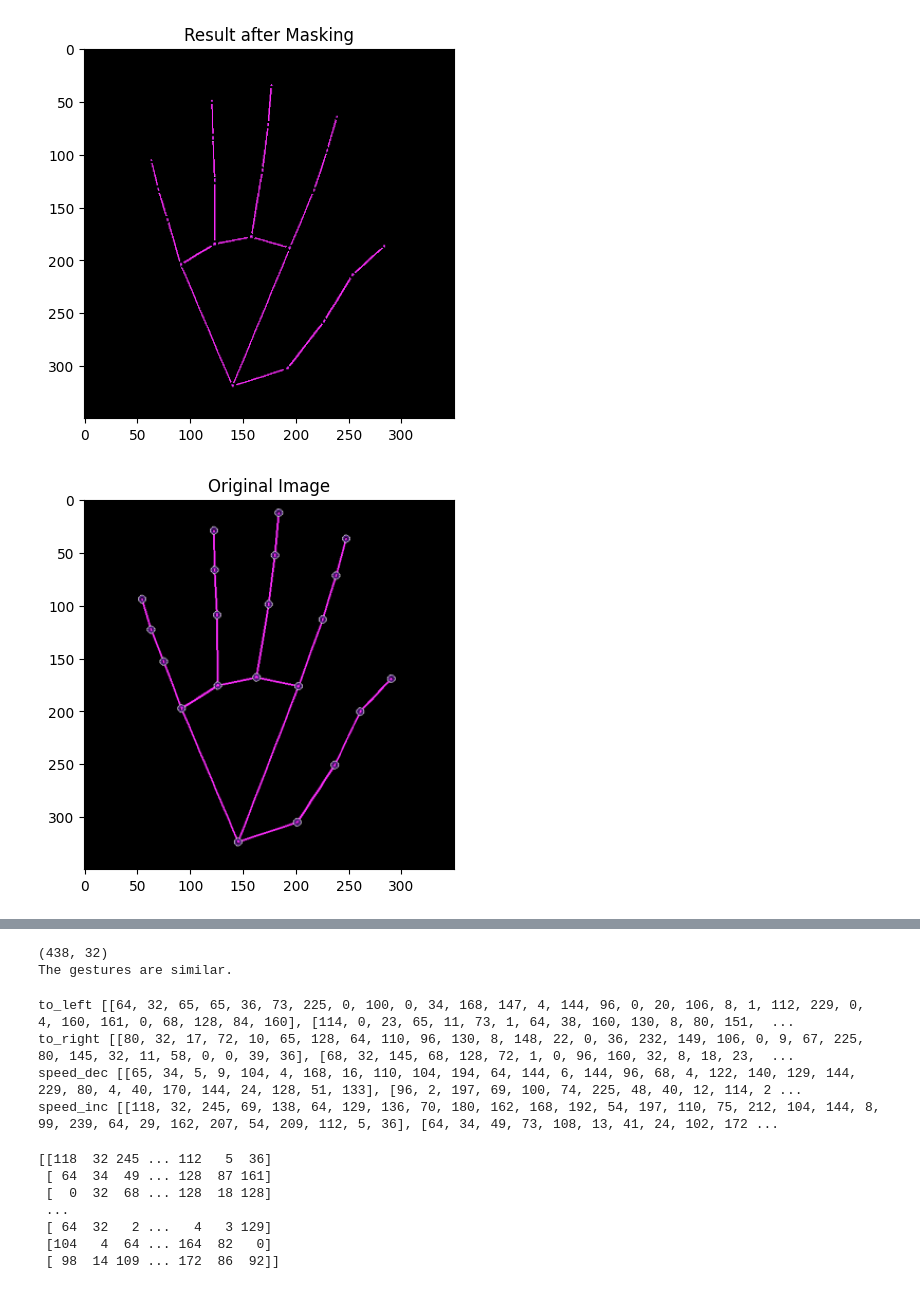
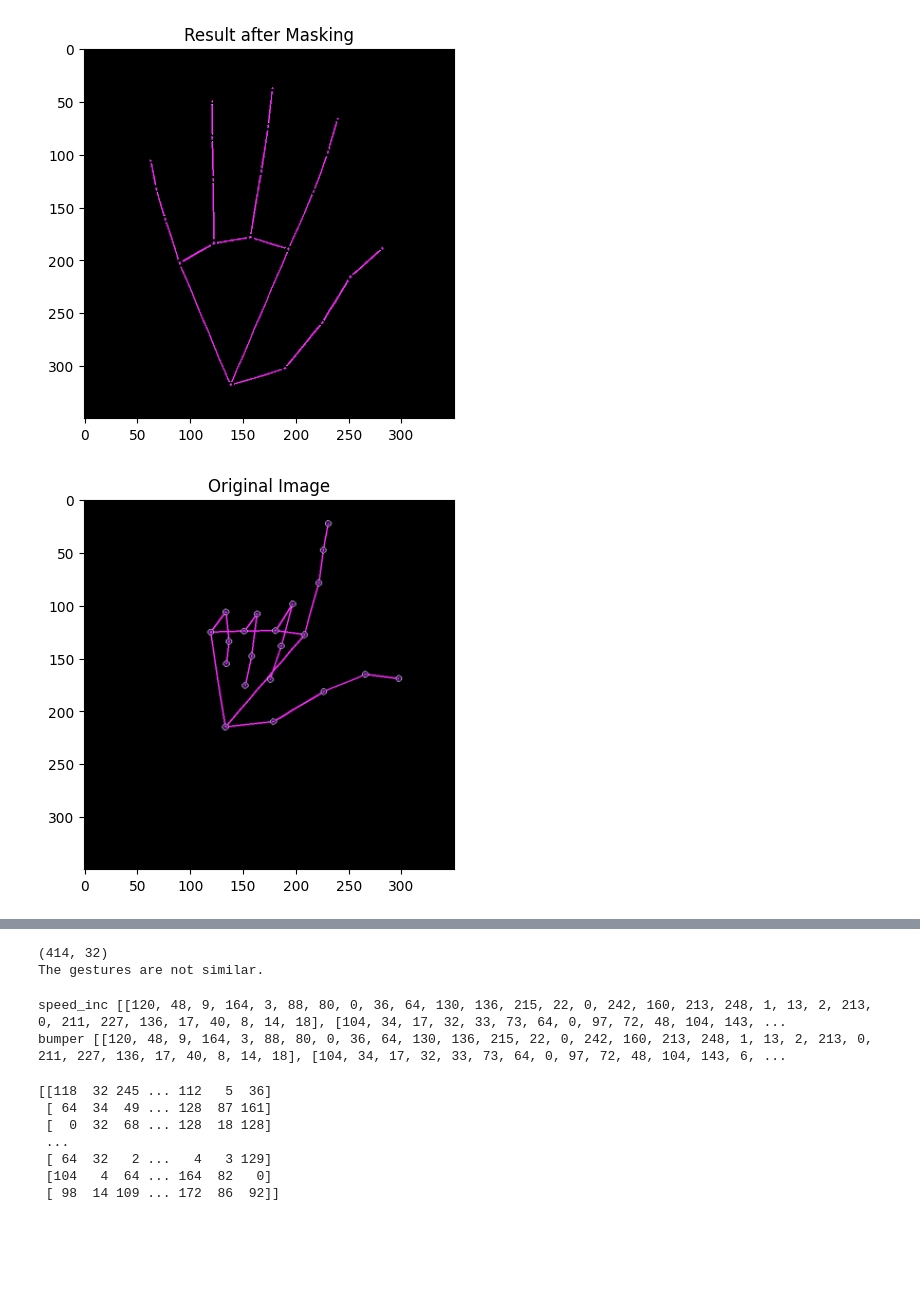
Before and after one commit to TaylorT52/MediaPipeHandPose, a Jupyter notebook: gesture_sim.ipynb, the cells around one changed output, grey strips where cells are left out. Drawn from its saved outputs; the diff is of its cells as text; code cells hidden in the pictures; blank space fills up the shorter version.

Commit message:
added bumper gesture

```diff
--- a/gesture_sim.ipynb
+++ b/gesture_sim.ipynb
@@ -73,9 +71,9 @@ def match_gestures(image1_path, image2_path, threshold=120, show_preprocess_step
     return des2
 
 # Example usage (paths need to be valid image paths for actual execution)
-image1_path = 'saved_imgs/cropped_hand_23.png'
-image2_path = 'base_gestures/start_base.png'
+image1_path = 'saved_imgs/cropped_hand_22.png'
+image2_path = 'saved_imgs/bumper_base.png'
 des2 = match_gestures(image1_path, image2_path, show_preprocess_steps=True)
 
-gestures["speed_inc"] = des2.tolist()
+gestures["bumper"] = des2.tolist()
 # %% [output]
@@ -84,3 +82,3 @@ gestures["speed_inc"] = des2.tolist()
 [figure]
 [figure]
-[figure, old version]
+[figure, new version]
@@ -90,13 +88,11 @@ gestures["speed_inc"] = des2.tolist()
-(438, 32)
-The gestures are similar.
+(414, 32)
+The gestures are not similar.
 # %%
 for val in gestures:
     print(val, gestures[val])
 # %% [output]
-to_left [[64, 32, 65, 65, 36, 73, 225, 0, 100, 0, 34, 168, 147, 4, 144, 96, 0, 20, 106, 8, 1, 112, 229, 0, 4, 160, 161, 0, 68, 128, 84, 160], [114, 0, 23, 65, 11, 73, 1, 64, 38, 160, 130, 8, 80, 151,  ...
-to_right [[80, 32, 17, 72, 10, 65, 128, 64, 110, 96, 130, 8, 148, 22, 0, 36, 232, 149, 106, 0, 9, 67, 225, 80, 145, 32, 11, 58, 0, 0, 39, 36], [68, 32, 145, 68, 128, 72, 1, 0, 96, 160, 32, 8, 18, 23,  ...
-speed_dec [[65, 34, 5, 9, 104, 4, 168, 16, 110, 104, 194, 64, 144, 6, 144, 96, 68, 4, 122, 140, 129, 144, 229, 80, 4, 40, 170, 144, 24, 128, 51, 133], [96, 2, 197, 69, 100, 74, 225, 48, 40, 12, 114, 2 ...
-speed_inc [[118, 32, 245, 69, 138, 64, 129, 136, 70, 180, 162, 168, 192, 54, 197, 110, 75, 212, 104, 144, 8, 99, 239, 64, 29, 162, 207, 54, 209, 112, 5, 36], [64, 34, 49, 73, 108, 13, 41, 24, 102, 172 ...
+speed_inc [[120, 48, 9, 164, 3, 88, 80, 0, 36, 64, 130, 136, 215, 22, 0, 242, 160, 213, 248, 1, 13, 2, 213, 0, 211, 227, 136, 17, 40, 8, 14, 18], [104, 34, 17, 32, 33, 73, 64, 0, 97, 72, 48, 104, 143, ...
+bumper [[120, 48, 9, 164, 3, 88, 80, 0, 36, 64, 130, 136, 215, 22, 0, 242, 160, 213, 248, 1, 13, 2, 213, 0, 211, 227, 136, 17, 40, 8, 14, 18], [104, 34, 17, 32, 33, 73, 64, 0, 97, 72, 48, 104, 143, 6, ...
 # %%
 #write binary feature vectors to json
 json_object = json.dumps(gestures)
```
Also changed, not shown: parts of 4 cells of this notebook, 4 other files.
